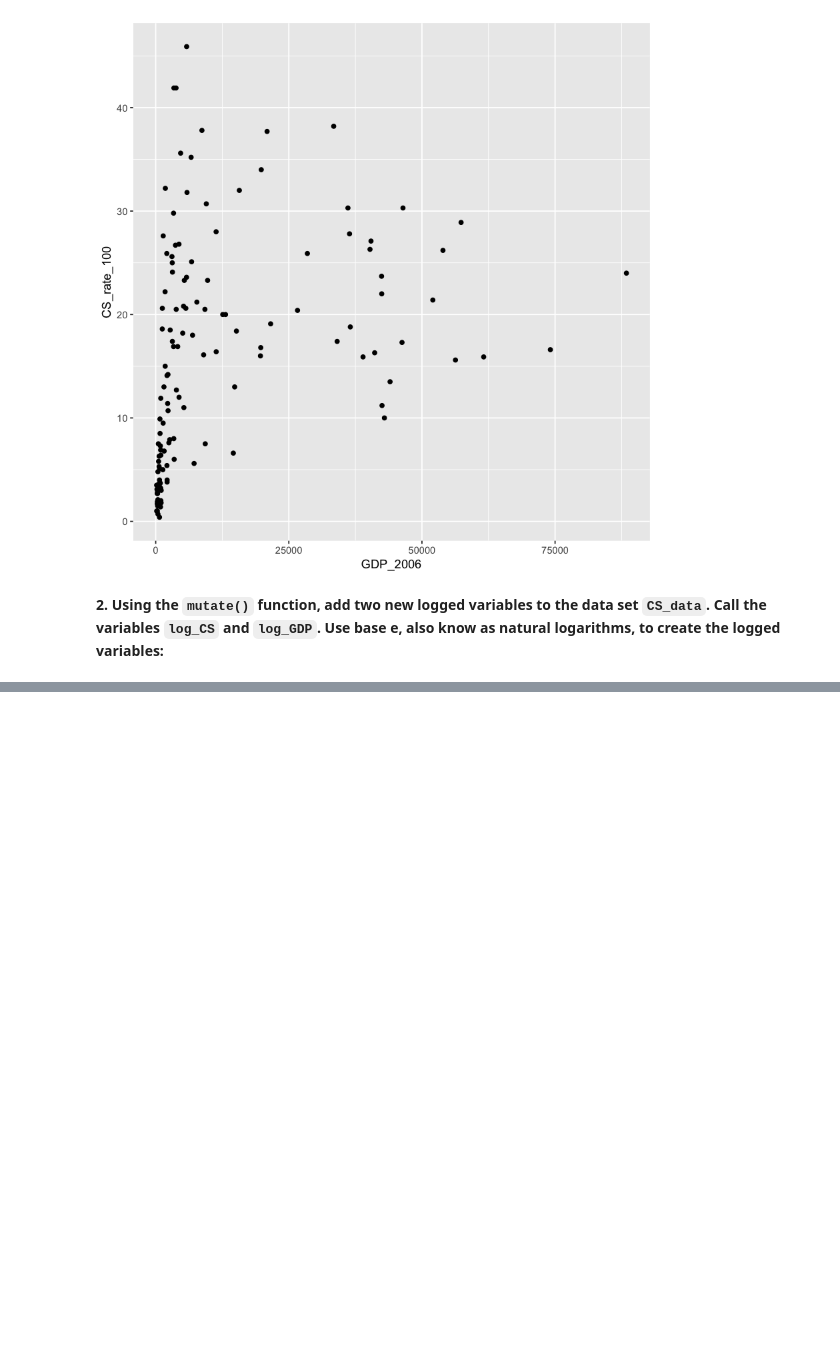
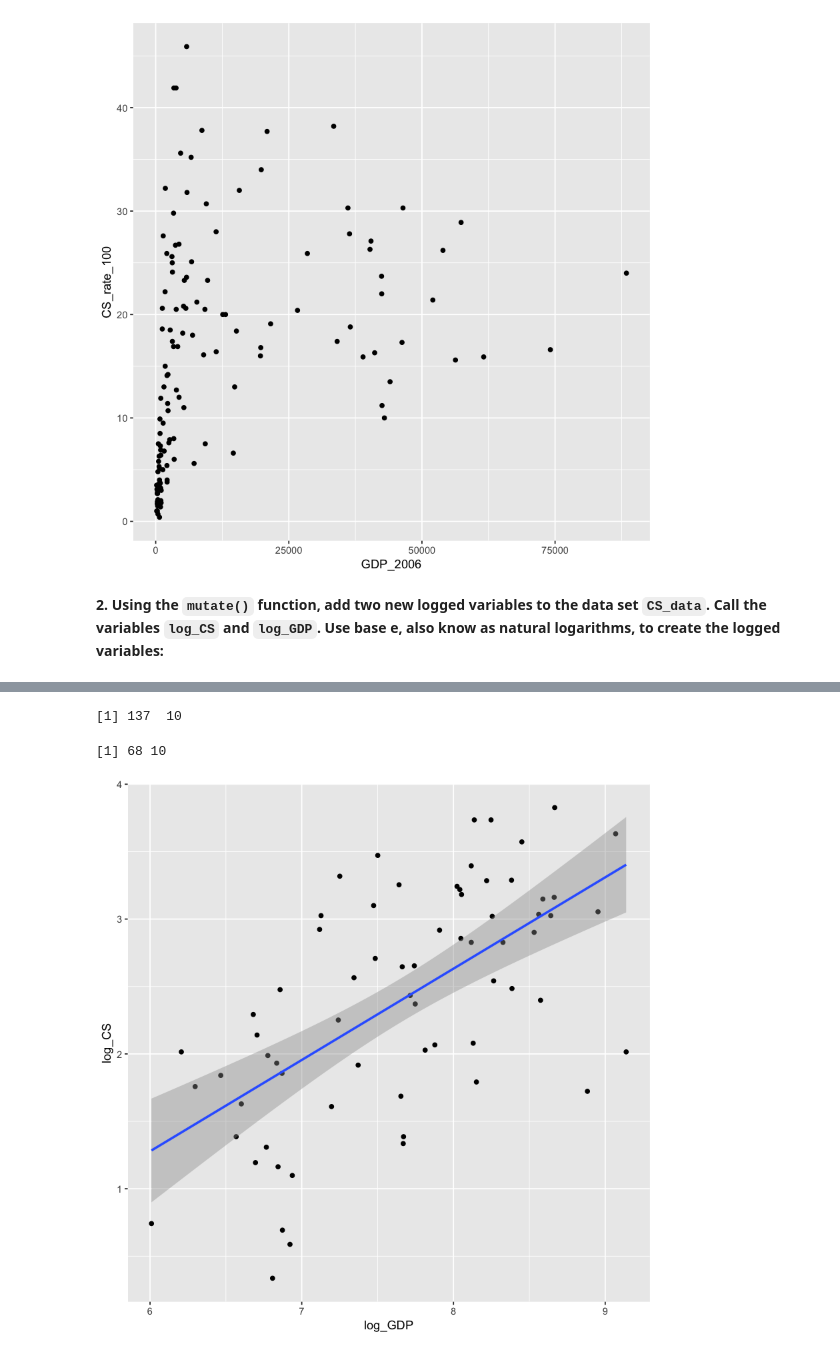
Before and after one commit to palautatan/ph142, a Jupyter notebook: lab-demos/lab-2/lab-2.ipynb, the cells around one changed output, grey strips where cells are left out. Drawn from its saved outputs; the diff is of its cells as text; code cells hidden in the pictures; blank space fills up the shorter version.

```diff
--- a/lab-demos/lab-2/lab-2.ipynb
+++ b/lab-demos/lab-2/lab-2.ipynb
@@ -94,0 +115,3 @@ CS_data %>% mutate(log_CS=log(CS_rate_100),
+# %%
+CS_data_sub <- CS_data %>%
+    filter(Income_Group %in% c("Low Income", "Lower middle income", "Upper middle income"))
@@ -94,0 +128,12 @@ CS_data %>% mutate(log_CS=log(CS_rate_100),
+# %%
+dim(CS_data)
+# %% [output]
+[1] 137  10
+# %%
+dim(CS_data_sub)
+# %% [output]
+[1] 68 10
+# %%
+ggplot(CS_data_sub, aes(x=log_GDP, y=log_CS)) + geom_point() + geom_smooth(method="lm")
+# %% [output]
+[figure, added]
```
Also changed, not shown: parts of 20 cells of this notebook, 14 other files.
